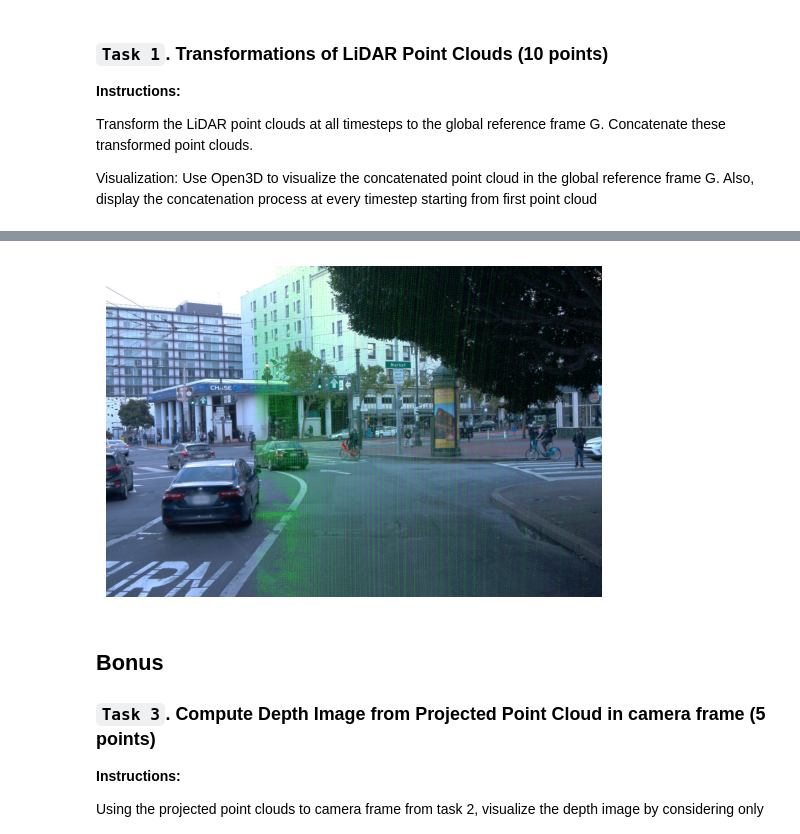
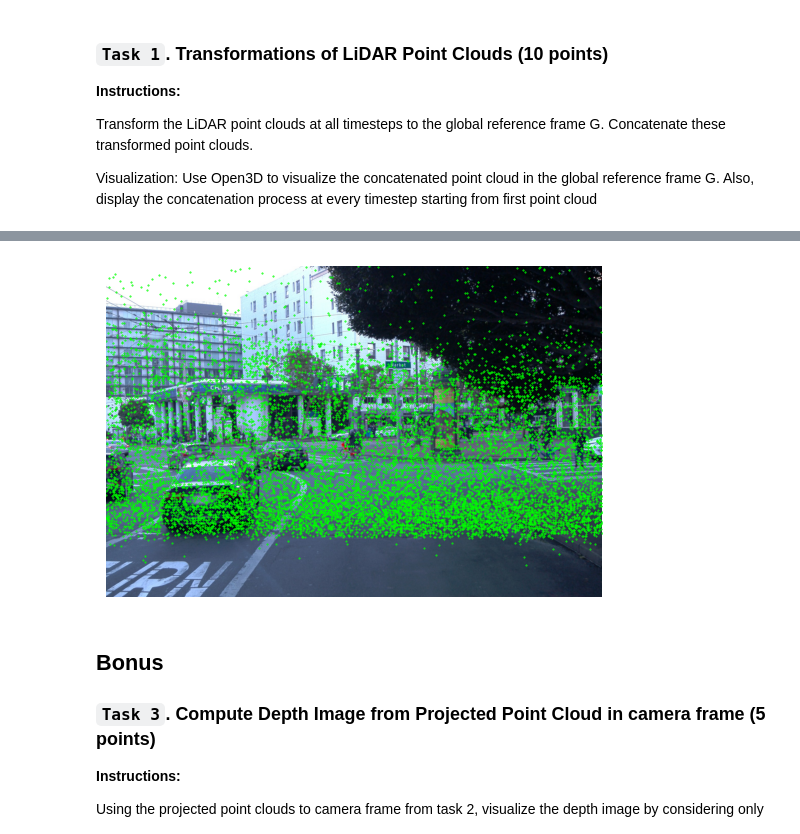
Before and after one commit to ihsingh2/mr-assignments, a Jupyter notebook: MR24_Assignment_1.ipynb, the cells around one changed output, grey strips where cells are left out. Cells and saved outputs as stored; diff of their text form; code cells hidden in the pictures.

```diff
--- a/MR24_Assignment_1.ipynb
+++ b/MR24_Assignment_1.ipynb
@@ -143,18 +143,22 @@ def apply_transformation(points, transformation):
     transformed_points = (points @ rotation) + translation
     return transformed_points
 
-def visualize_points(points):
-    point_cloud = o3d.geometry.PointCloud()
-    point_cloud.points = o3d.utility.Vector3dVector(all_points)
-    vis.clear_geometries()
-    vis.add_geometry(point_cloud)
-    vis.update_geometry(point_cloud)
+def visualize_points(points, point_cloud):
+    if point_cloud is None:
+        point_cloud = o3d.geometry.PointCloud()
+        point_cloud.points = o3d.utility.Vector3dVector(points)
+        vis.add_geometry(point_cloud)
+    else:
+        point_cloud.points = o3d.utility.Vector3dVector(points)
+        vis.update_geometry(point_cloud)
     vis.poll_events()
     vis.update_renderer()
-    time.sleep(0.15)
+    time.sleep(0.1)
+    return point_cloud
 
 vis = o3d.visualization.Visualizer()
 vis.create_window()
+point_cloud = None
 
 num_timesteps = 10
 all_points = np.empty((0, 3))
@@ -164,7 +168,7 @@ for timestep in range(num_timesteps):
     transformation = read_ego2world_transformation(timestep)
     transformed_points = apply_transformation(points, transformation)
     all_points = np.concatenate([all_points, transformed_points])
-    visualize_points(all_points)
+    point_cloud = visualize_points(all_points, point_cloud)
 
 while True:
     if not vis.poll_events():
@@ -204,39 +208,43 @@ def image_projection(points, intrinsic, image_height, image_width):
     image_points = points @ intrinsic.T
     image_points[:, :2] /= np.where(image_points[:, [2]] != 0, image_points[:, [2]], 1)
     image_points = np.rint(image_points).astype(int)
     in_range_mask = (
         (0 <= image_points[:, 0]) & (image_points[:, 0] < image_height) &
         (0 <= image_points[:, 1]) & (image_points[:, 1] < image_width) &
         (0 <= image_points[:, 2])
     )
     image_points_masked = image_points[in_range_mask]
     return image_points_masked
 
-def visualize_projection(image, image_points):
-    output = image.copy()
-    output[image_points[:, 0], image_points[:, 1]] = (0, 255, 0)
-    display_image(output)
+def visualize_projection(image, image_points, sample_fraction=0.05, marker_size=0.2):
+    sample_size = int(sample_fraction * image_points.shape[0])
+    sample_indices = np.random.choice(image_points.shape[0], size=sample_size, replace=False)
+    sampled_image_points = image_points[sample_indices]
+    plt.imshow(image)
+    plt.axis('off')
+    plt.scatter(sampled_image_points[:, 1], sampled_image_points[:, 0], c='lime', s=marker_size)
+    plt.show()
 
 timestep = 0
 camera = 0
 
 ego_transformation = read_ego2world_transformation(timestep)
 all_points_transformed = apply_inverse_transformation(all_points, ego_transformation)
 
 camera_transformation = read_cam2ego_transformation(camera)
 all_points_transformed = apply_inverse_transformation(all_points_transformed, camera_transformation)
 
 intrinsic = read_intrinsic(camera)
-cam2cv = np.array([
+waymo_to_cv = np.array([
+    [0.0, 0.0, 1.0],
+    [-1.0, 0.0, 0.0],
     [0.0, -1.0, 0.0],
-    [0.0, 0.0, -1.0],
-    [1.0, 0.0, 0.0],
 ], dtype=np.float32)
-intrinsic = intrinsic @ cam2cv
+intrinsic = intrinsic @ waymo_to_cv
 
 image = read_image(timestep, camera)
 image_points = image_projection(all_points_transformed, intrinsic, image.shape[0], image.shape[1])
 
 visualize_projection(image, image_points)
 # %% [output]
-[figure, old version]
+[figure, new version]
```
Also changed, not shown: parts of 1 cell of this notebook.
